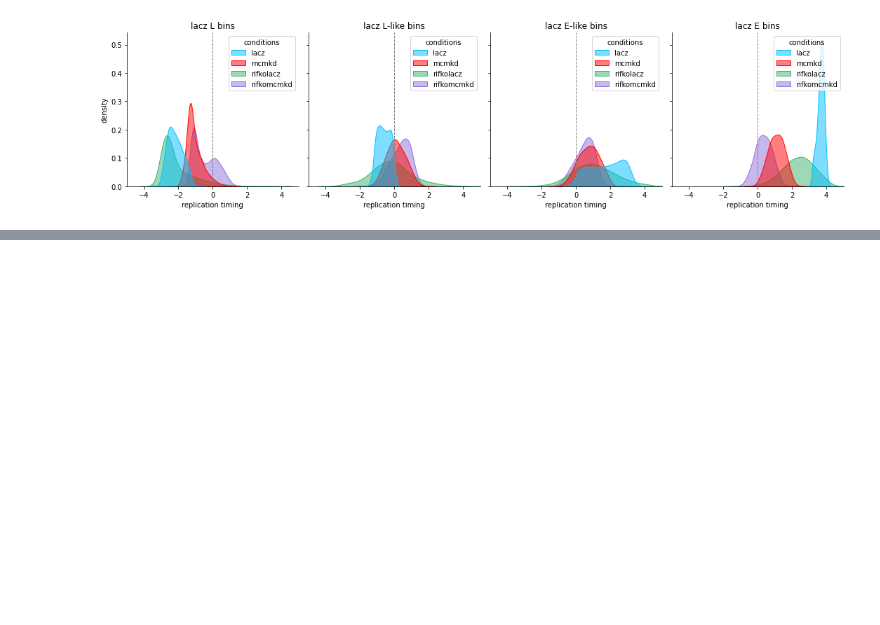
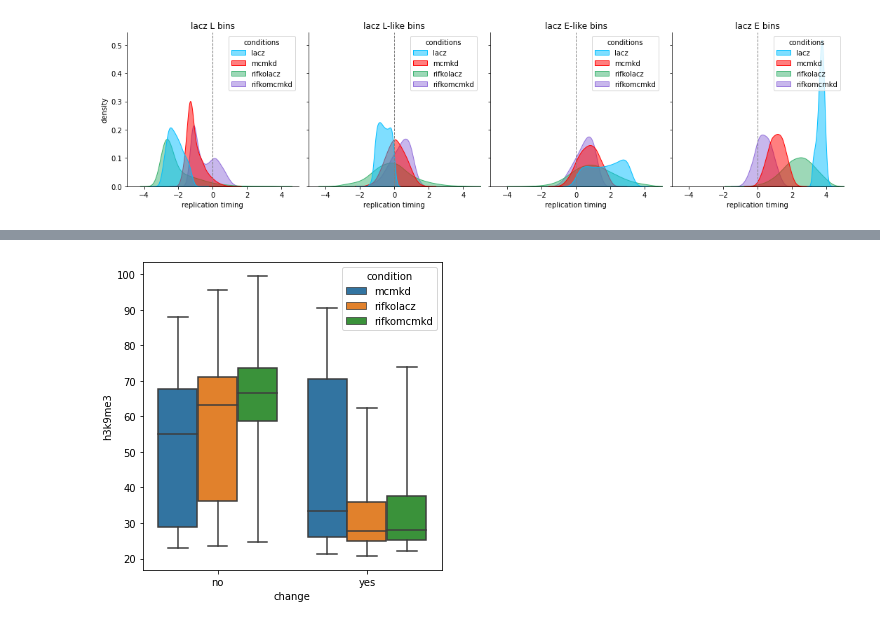
Before and after one commit to PavriLab/Malzl_Peycheva_et_al_2023, a Jupyter notebook: hmm_analysis.ipynb, the cells around one changed output, grey strips where cells are left out. Saved outputs shown, nothing was run; the diff lists cells and outputs as text; code cells hidden in the pictures; blank space fills up the shorter version.

```diff
--- a/hmm_analysis.ipynb
+++ b/hmm_analysis.ipynb
@@ -408,0 +483,9 @@ fig.savefig('rt_bin_change.pdf')
+# %%
+merged_hmm = merged_hmm.drop(
+    index = merged_hmm.index[
+        pd.isna(
+            merged_hmm[['domain_name_mcmkd', 'domain_name_rifkolacz', 'domain_name_rifkomcmkd']]
+        ).any(axis = 1)
+    ]
+)
+merged_hmm
@@ -408,0 +506,56 @@ fig.savefig('rt_bin_change.pdf')
+# %%
+data = pd.DataFrame(columns = ['condition', 'h3k9me3', 'change'])
+for treatment, reference in [('mcmkd', 'lacz'), ('rifkolacz', 'lacz'), ('rifkomcmkd', 'rifkolacz')]:
+    unchanged_bins = []
+    for hmm_state in ['L', 'L-like']:
+        unchanged = merged_hmm.loc[
+            (merged_hmm[f'domain_name_{reference}'] == hmm_state) & (merged_hmm[f'domain_name_{treatment}'] == hmm_state),
+            [f'{cond}_h3k9me3']
+        ]
+
+        unchanged['condition'] = treatment
+        unchanged['change'] = 'no'
+        unchanged.columns = ['h3k9me3', 'condition', 'change']
+        unchanged_bins.append(unchanged)
+
+    unchanged = pd.concat(unchanged_bins)
+
+    changed_bins = []
+    for reference_hmm_state, earlier_hmm_states in zip(
+        ['L', 'L-like'],
+        [('L-like', 'E-like', 'E'), ('E-like', 'E')]
+    ):
+        changed = merged_hmm.loc[
+            (merged_hmm[f'domain_name_{reference}'] == reference_hmm_state) & \
+            merged_hmm[f'domain_name_{treatment}'].isin(earlier_hmm_states),
+            [f'{cond}_h3k9me3']
+        ]
+        changed['condition'] = treatment
+        changed['change'] = 'yes'
+        changed.columns = ['h3k9me3', 'condition', 'change']
+        changed_bins.append(changed)
+
+    changed = pd.concat(changed_bins)
+    data = pd.concat([data, unchanged, changed])
+
+data
+
+import seaborn as sns
+fig, ax = plt.subplots()
+
+sns.boxplot(
+    data = data,
+    x = 'change',
+    y = 'h3k9me3',
+    hue = 'condition',
+    ax = ax,
+    showfliers = False,
+    whis = [5, 95]
+)
+
+fig.set_figwidth(5)
+fig.set_figheight(5)
+fig.tight_layout()
+fig.savefig('h3k9me3_rt_dependence_late.pdf')
+# %% [output]
+[figure, added]
```
Also changed, not shown: parts of 13 cells of this notebook, 2 other files.
